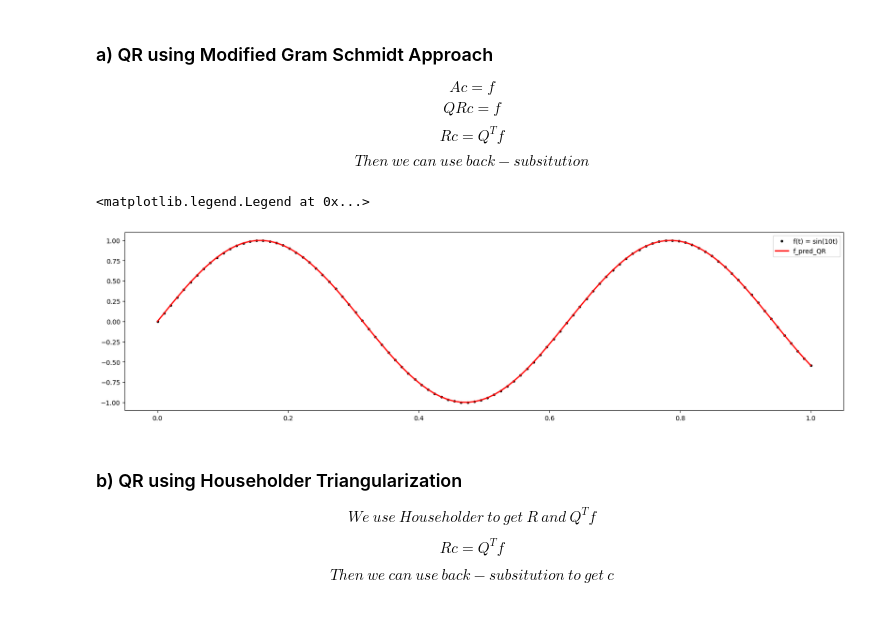
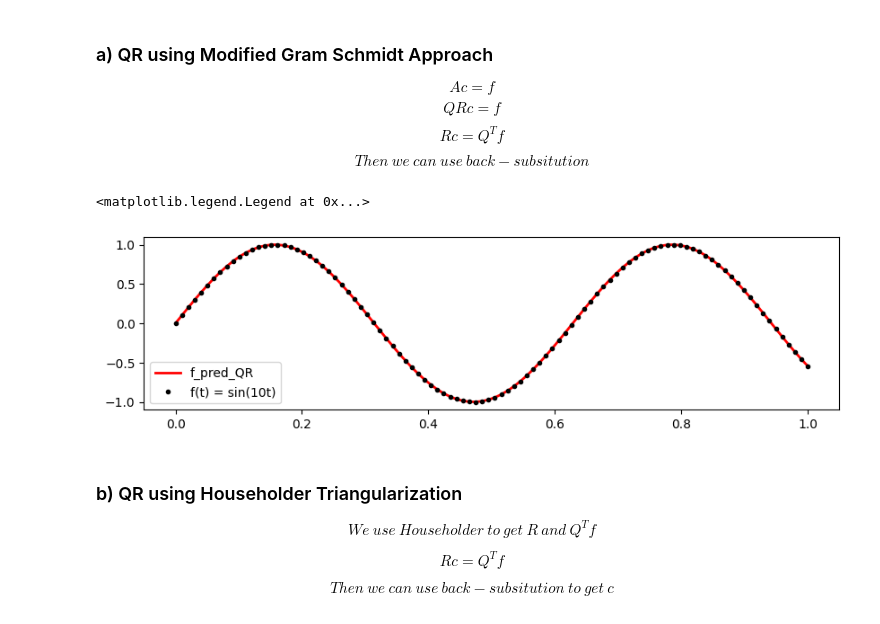
Before and after one commit to pesricha/Least-Squares-Comparison, a Jupyter notebook: Least_Squares_Analysis.ipynb, the cells around one changed output. Cells and saved outputs as stored; diff of their text form; code cells hidden in the pictures.

```diff
--- a/Least_Squares_Analysis.ipynb
+++ b/Least_Squares_Analysis.ipynb
@@ -102,16 +102,16 @@ $$ Then\ we\ can\ use\ back-subsitution $$
 # %%
 Q, R = MGS(A)
 c_MGS = back_substitution(R, Q.T @ f)
 c_MGS = np.reshape(c_MGS, (15,1))
 f_pred_MGS = A@c_MGS
 
-plt.figure(figsize=(20,5))
+plt.figure(figsize=(10, 2.5))
+plt.plot(t,f_pred_MGS, label='f_pred_QR', color = 'red', markersize = 0, linewidth =2)
 plt.plot(t,f, label='f(t) = sin(10t)', color='black', marker='o', markersize=3, linewidth=0)
-plt.plot(t,f_pred_MGS, label='f_pred_QR', color = 'red', markersize = 0, linewidth =2)
 plt.legend()
 # %% [output]
 <matplotlib.legend.Legend at 0x...>
-[figure, old version]
+[figure, new version]
 # %% [markdown]
 ### b) QR using Householder Triangularization
 
```
Also changed, not shown: parts of 5 cells of this notebook.
